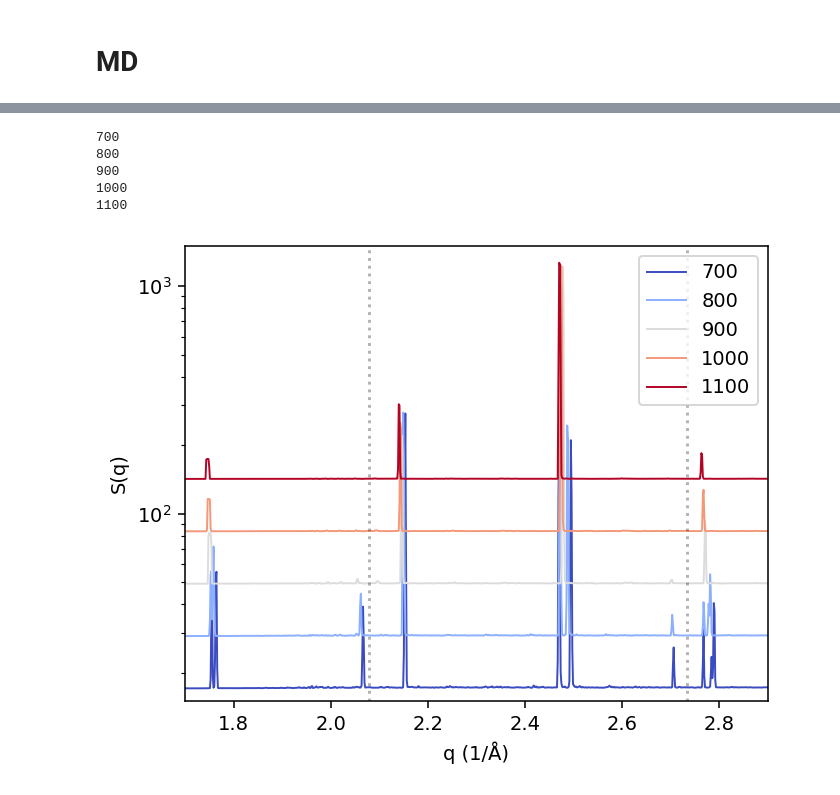
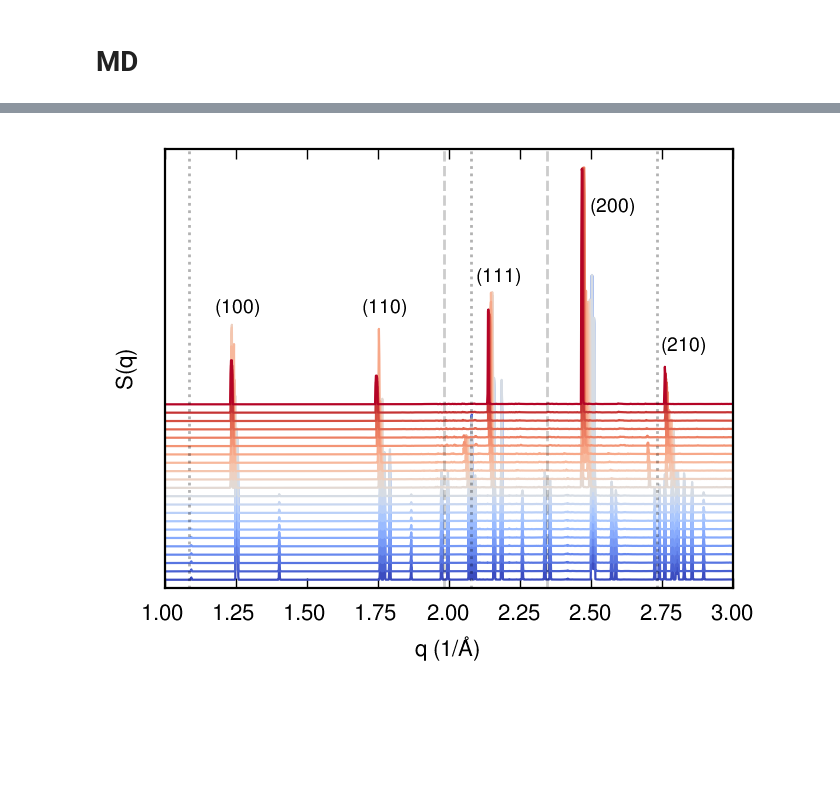
Before and after one commit to NU-CEM/2024_BaZrS3_Phase_Transitions, a Jupyter notebook: dynasor.ipynb, the cells around one changed output, grey strips where cells are left out. Saved outputs shown, nothing was run; the diff lists cells and outputs as text; code cells hidden in the pictures; blank space fills up the shorter version.

```diff
--- a/dynasor.ipynb
+++ b/dynasor.ipynb
@@ -8,13 +9,12 @@ from dynasor.post_processing import get_spherically_averaged_sample_smearing
 # %%
-
 os.chdir('/Users/prakriti/2024_BaZrS3_Phase_Transitions/')
 structure_tags = ['BaZrS3-spg221-Pm3m','BaZrS3-spg140-I4mcm','BaZrS3-spg62-Pnma']
-#structure_tags = ['BaZrS3-spg221-Pm3m','BaZrS3-spg140-I4mcm']
+structure_tags = ['BaZrS3-spg221-Pm3m','BaZrS3-spg140-I4mcm']
 data_dict = dict()
 for structure_tag in structure_tags:
 
     # write dummy traj
-    atoms = read(f'{structure_tag}.xyz')
+    atoms = read(f'structures/{structure_tag}.xyz')
     atoms.calc = None
     print(atoms)
     n_atoms = len(atoms)
@@ -179,46 +192,76 @@ res = dict(reversed(list(data_dict_qwidths.items())))
 # %%
+import mplpub
+mplpub.setup(template='acs')
+
 count = 10
-fig = plt.figure(figsize=(5.0, 4), dpi=140)
+fig = plt.figure(figsize=(3.4, 2.8), dpi=200)
 ax = fig.add_subplot(111)
-n = 5
+n = 22
 ax.set_prop_cycle('color',[plt.cm.coolwarm(i) for i in np.linspace(0, 1, n)])
 # plotting of gaussian spherical average S(q)
 for temp, (q, Sq) in data_dict_qwidths.items():
-    if temp%100 == 0:
-        count = count*1.7
-        print(temp)
-        ax.plot(q, Sq+(count), '-', label=rf'{temp}', lw=1)
+    count = count*1.1
+    if temp > 600:
+    #    print(temp)
+        ax.plot(q, Sq+(count), '-', label=rf'{temp}', lw=0.8)
+    else:
+        ax.plot(q, Sq+(count), '-', label=rf'{temp}', lw=0.8)
 
-ax.set_xlabel('q (1/Å)')
-ax.set_ylabel('S(q)')
-ax.set_xlim([1.7, 2.9])
+ax.set_xlabel('q (1/Å)', fontsize='8')
+ax.set_ylabel('S(q)', fontsize='8')
+ax.set_xlim([1, 3.0])
 ax.legend(loc=2, fontsize=7)
 #if log_yscale:
 ax.set_yscale('log')
-ax.set_ylim(15, 1500)
+ax.set_ylim(10, 1500)
 #else:
 #ax.set_ylim(0.0, 10)
 
+
 # Mark the cubic M-points
-qvec_R1 = [1.5, 0.5, 0.5]
-qvec_R2 = [1.5, 1.5, 0.5]
-#qvec_R3 = [0.5, 0.5, 0.5]
-qvec_M1 = [1.5, 0.5, 0]
-qvec_M2 = [1.5, 0.5, 1.0]
+qvec_R1 = [0.5, 0.5, 0.5]
+qvec_R2 = [1.5, 0.5, 0.5]
+qvec_R3 = [1.5, 1.5, 0.5]
+qvec_R4 = [1.5, 1.5, 1.5]
+qvec_R5 = [1.5, 0.5, 1.5]
+
+qvec_M1 = [0.5, 0.5, 0]
+qvec_M2 = [1.5, 0.5, 0]
+qvec_M3 = [1.5, 0.5, 1.0]
+qvec_M4 = [1.5, 1.5, 1.0]
 q_R1 = 2 * np.pi / alat * np.linalg.norm(qvec_R1)
 q_R2 = 2 * np.pi / alat * np.linalg.norm(qvec_R2)
 q_R3 = 2 * np.pi / alat * np.linalg.norm(qvec_R3)
+q_R4 = 2 * np.pi / alat * np.linalg.norm(qvec_R4)
+q_R4 = 2 * np.pi / alat * np.linalg.norm(qvec_R4)
+
 q_M1 = 2 * np.pi / alat * np.linalg.norm(qvec_M1)
 q_M2 = 2 * np.pi / alat * np.linalg.norm(qvec_M2)
+q_M3 = 2 * np.pi / alat * np.linalg.norm(qvec_M3)
+q_M4 = 2 * np.pi / alat * np.linalg.norm(qvec_M4)
+
 ax.axvline(x=q_R1, ls=':', color='k', alpha=alpha-0.2)
 ax.axvline(x=q_R2, ls=':', color='k', alpha=alpha-0.2)
 ax.axvline(x=q_R3, ls=':', color='k', alpha=alpha-0.2)
-ax.legend(loc=1)
+ax.axvline(x=q_R4, ls=':', color='k', alpha=alpha-0.2)
+ax.axvline(x=q_R4, ls=':', color='red', alpha=alpha-0.2)
+
+ax.axvline(x=q_M1, ls='--', color='k', alpha=alpha-0.3)
+ax.axvline(x=q_M2, ls='--', color='k', alpha=alpha-0.3)
+ax.axvline(x=q_M3, ls='--', color='k', alpha=alpha-0.3)
+#ax.axvline(x=q_M4, ls='--', color='k', alpha=alpha-0.3)
+
+ax.set_yticklabels([])
+ax.tick_params(labelsize=8)
+ax.yaxis.set_ticks_position('none')
+ax.get_legend().remove()
+ax.text(1.18,230,"(100)",fontsize=7)
+ax.text(1.7,230,"(110)", fontsize=7)
+ax.text(2.1,330,"(111)", fontsize=7)
+ax.text(2.5,730,"(200)", fontsize=7)
+ax.text(2.75,150,"(210)", fontsize=7)
+ax.text(1.1,730,"")
 fig.tight_layout()
+fig.savefig('/Users/prakriti/2024_BaZrS3_Phase_Transitions/figs/XRD.png')
 # %% [output]
-700
-800
-900
-1000
-1100
-[figure, old version]
+[figure, new version]
```
Also changed, not shown: parts of 11 cells of this notebook, 4 other files.
